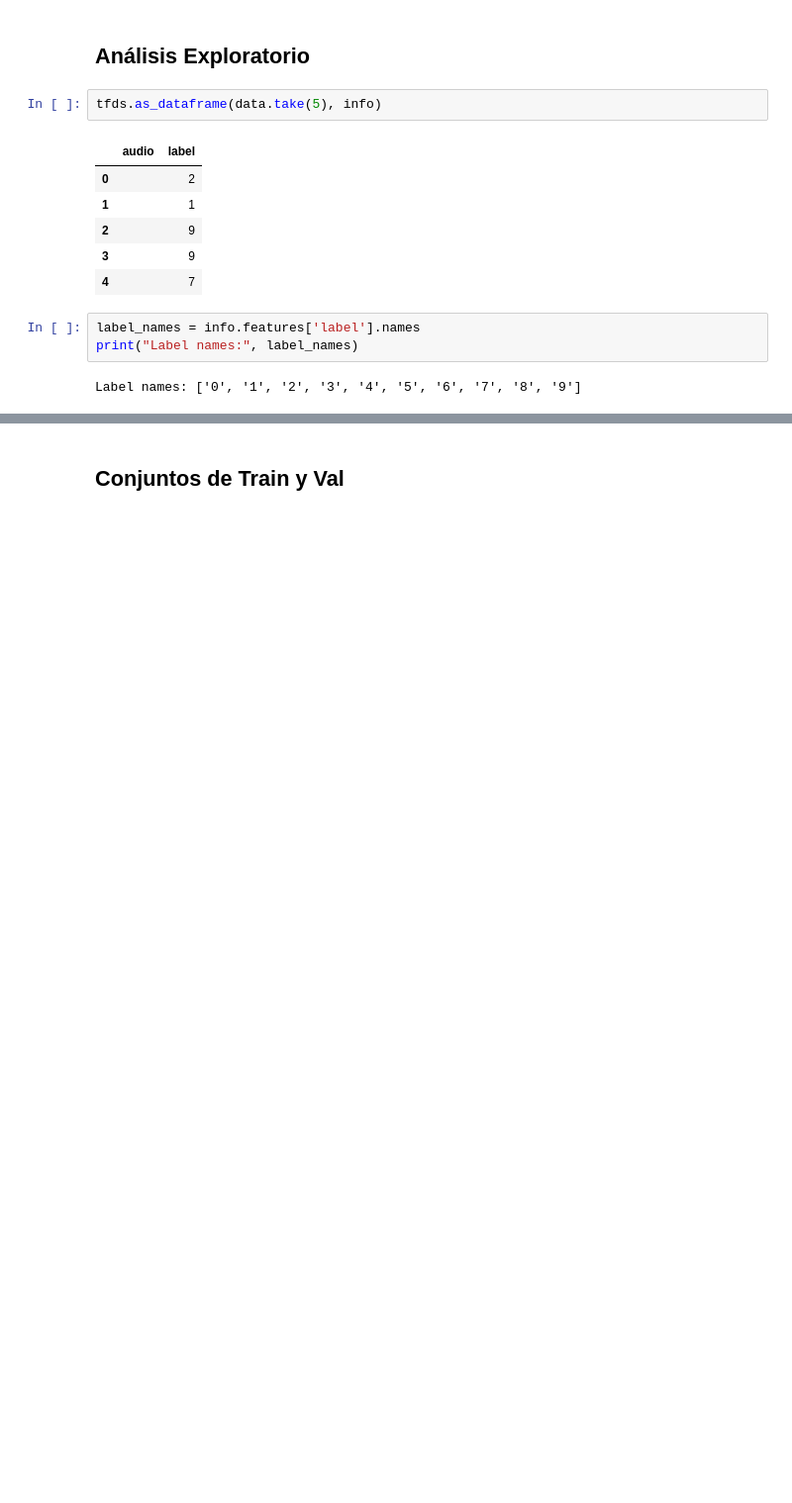
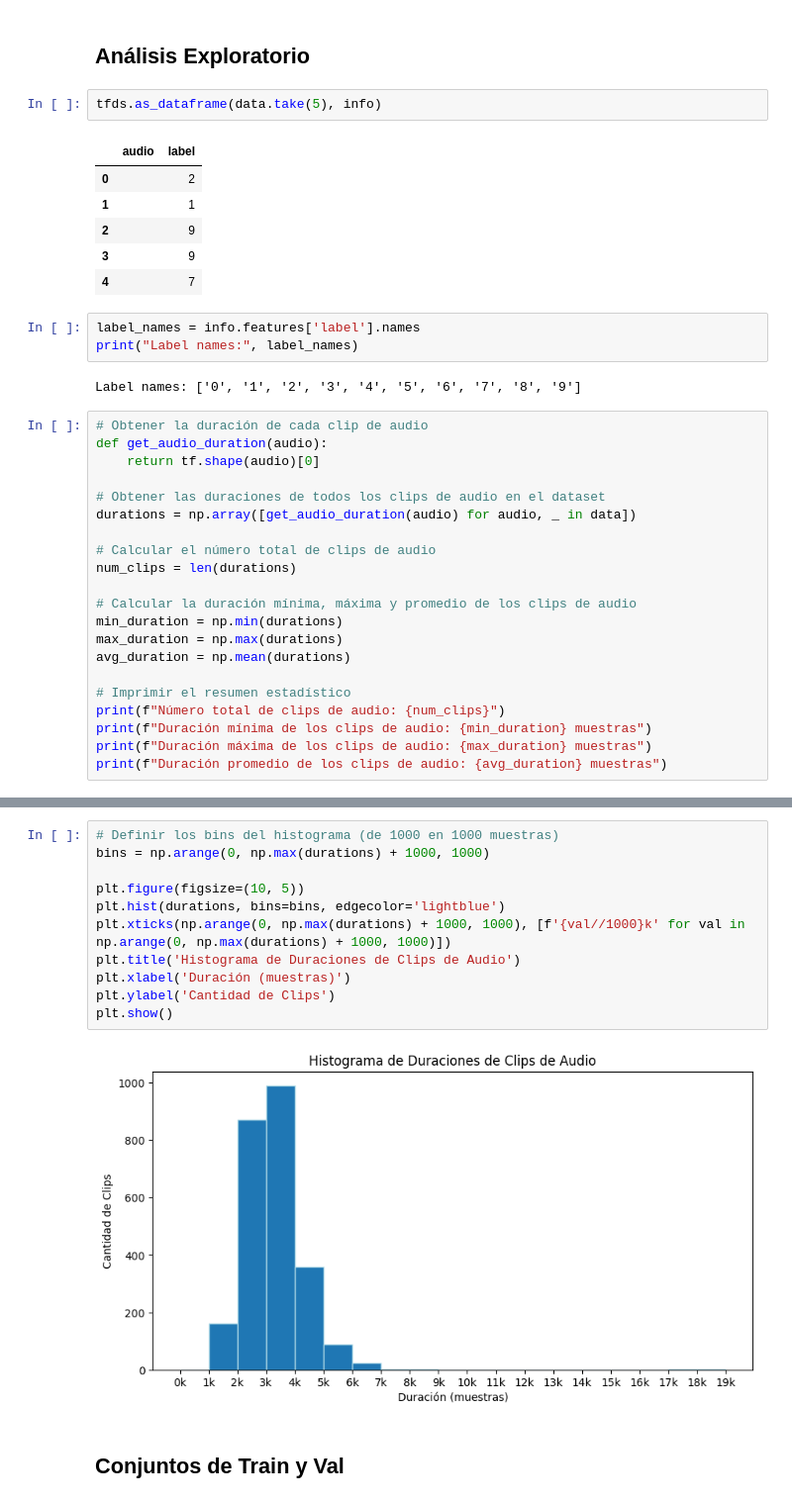
Before and after one commit to MiguelMussi/AAII_TP2, a Jupyter notebook: Problema_1.ipynb, the cells around one changed output, grey strips where cells are left out. Shown: that part at 99% size. Saved outputs shown, nothing was run; the diff lists cells and outputs as text; blank space fills up the shorter version.

```diff
--- a/Problema_1.ipynb
+++ b/Problema_1.ipynb
@@ -112,3 +98,24 @@ label_names = info.features['label'].names
 print("Label names:", label_names)
 # %% [output]
 Label names: ['0', '1', '2', '3', '4', '5', '6', '7', '8', '9']
+# %%
+# Obtener la duración de cada clip de audio
+def get_audio_duration(audio):
+    return tf.shape(audio)[0]
+
+# Obtener las duraciones de todos los clips de audio en el dataset
+durations = np.array([get_audio_duration(audio) for audio, _ in data])
+
+# Calcular el número total de clips de audio
+num_clips = len(durations)
+
+# Calcular la duración mínima, máxima y promedio de los clips de audio
+min_duration = np.min(durations)
+max_duration = np.max(durations)
+avg_duration = np.mean(durations)
+
+# Imprimir el resumen estadístico
+print(f"Número total de clips de audio: {num_clips}")
+print(f"Duración mínima de los clips de audio: {min_duration} muestras")
+print(f"Duración máxima de los clips de audio: {max_duration} muestras")
+print(f"Duración promedio de los clips de audio: {avg_duration} muestras")
@@ -115,2 +146,15 @@ Label names: ['0', '1', '2', '3', '4', '5', '6', '7', '8', '9']
+# %%
+# Definir los bins del histograma (de 1000 en 1000 muestras)
+bins = np.arange(0, np.max(durations) + 1000, 1000)
+
+plt.figure(figsize=(10, 5))
+plt.hist(durations, bins=bins, edgecolor='lightblue')
+plt.xticks(np.arange(0, np.max(durations) + 1000, 1000), [f'{val//1000}k' for val in np.arange(0, np.max(durations) + 1000, 1000)])
+plt.title('Histograma de Duraciones de Clips de Audio')
+plt.xlabel('Duración (muestras)')
+plt.ylabel('Cantidad de Clips')
+plt.show()
+# %% [output]
+[figure, added]
 # %% [markdown]
 ## Conjuntos de Train y Val
```
Also changed, not shown: parts of 19 cells of this notebook.
